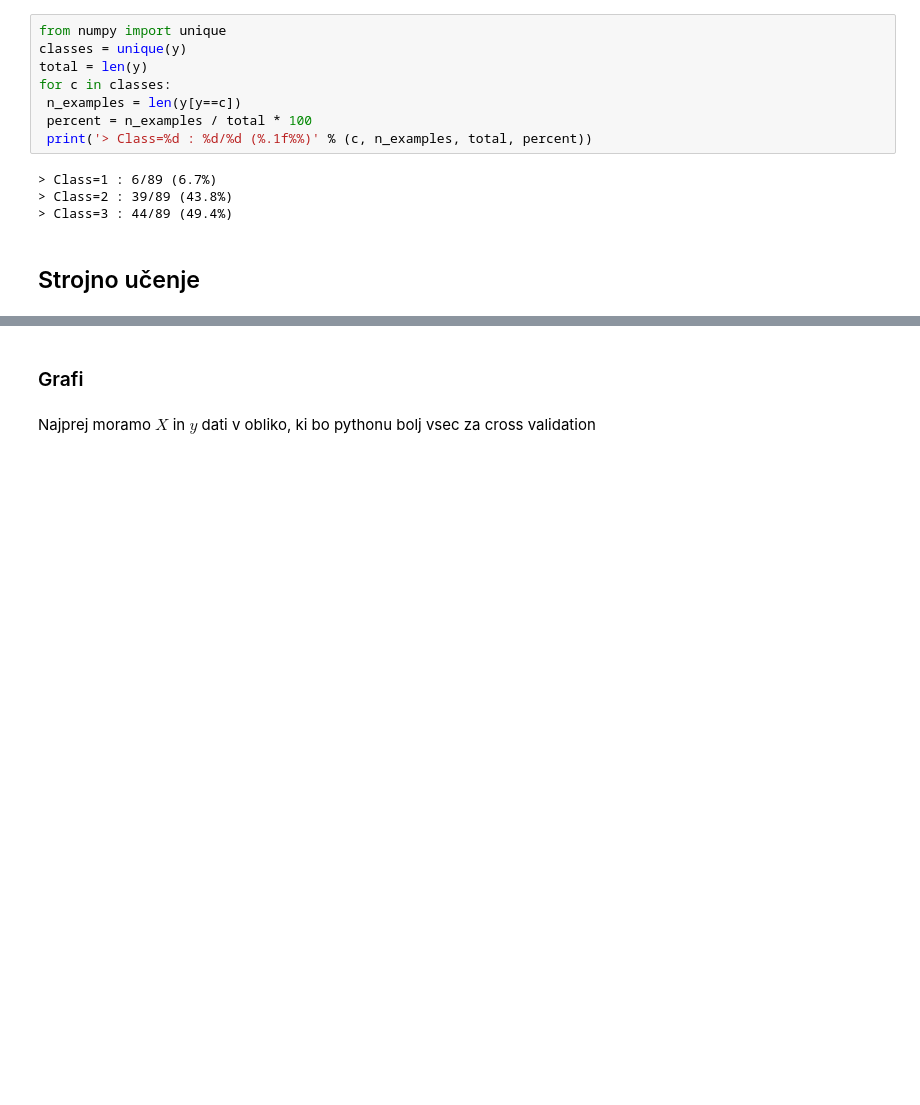
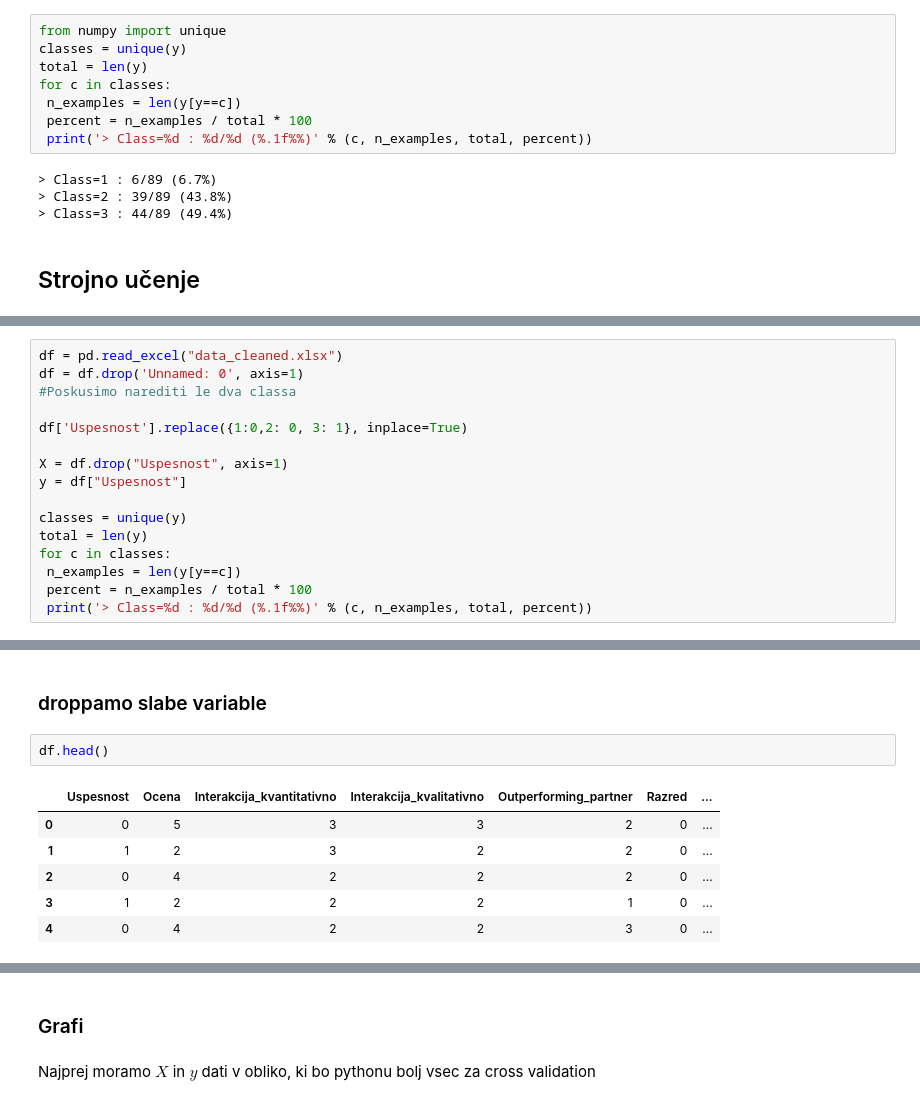
Before and after one commit to borbregant/ai_tandem_learning, a Jupyter notebook: analiza_podatkov.ipynb, the cells around one changed output, grey strips where cells are left out. Saved outputs shown, nothing was run; the diff lists cells and outputs as text; blank space fills up the shorter version.

```diff
--- a/analiza_podatkov.ipynb
+++ b/analiza_podatkov.ipynb
@@ -176,0 +179,16 @@ plt.show()
+# %%
+df = pd.read_excel("data_cleaned.xlsx")
+df = df.drop('Unnamed: 0', axis=1)
+#Poskusimo narediti le dva classa
+
+df['Uspesnost'].replace({1:0,2: 0, 3: 1}, inplace=True)
+
+X = df.drop("Uspesnost", axis=1)
+y = df["Uspesnost"]
+
+classes = unique(y)
+total = len(y)
+for c in classes:
+ n_examples = len(y[y==c])
+ percent = n_examples / total * 100
+ print('> Class=%d : %d/%d (%.1f%%)' % (c, n_examples, total, percent))
@@ -176,0 +251,11 @@ plt.show()
+# %% [markdown]
+### droppamo slabe variable
+# %%
+df.head()
+# %% [output]
+|  | Uspesnost | Ocena | Interakcija_kvantitativno | Interakcija_kvalitativno | Outperforming_partner | Razred | ... |
+| 0 | 0 | 5 | 3 | 3 | 2 | 0 | ... |
+| 1 | 1 | 2 | 3 | 2 | 2 | 0 | ... |
+| 2 | 0 | 4 | 2 | 2 | 2 | 0 | ... |
+| 3 | 1 | 2 | 2 | 2 | 1 | 0 | ... |
+| 4 | 0 | 4 | 2 | 2 | 3 | 0 | ... |
```
Also changed, not shown: parts of 9 cells of this notebook, 2 other files.
